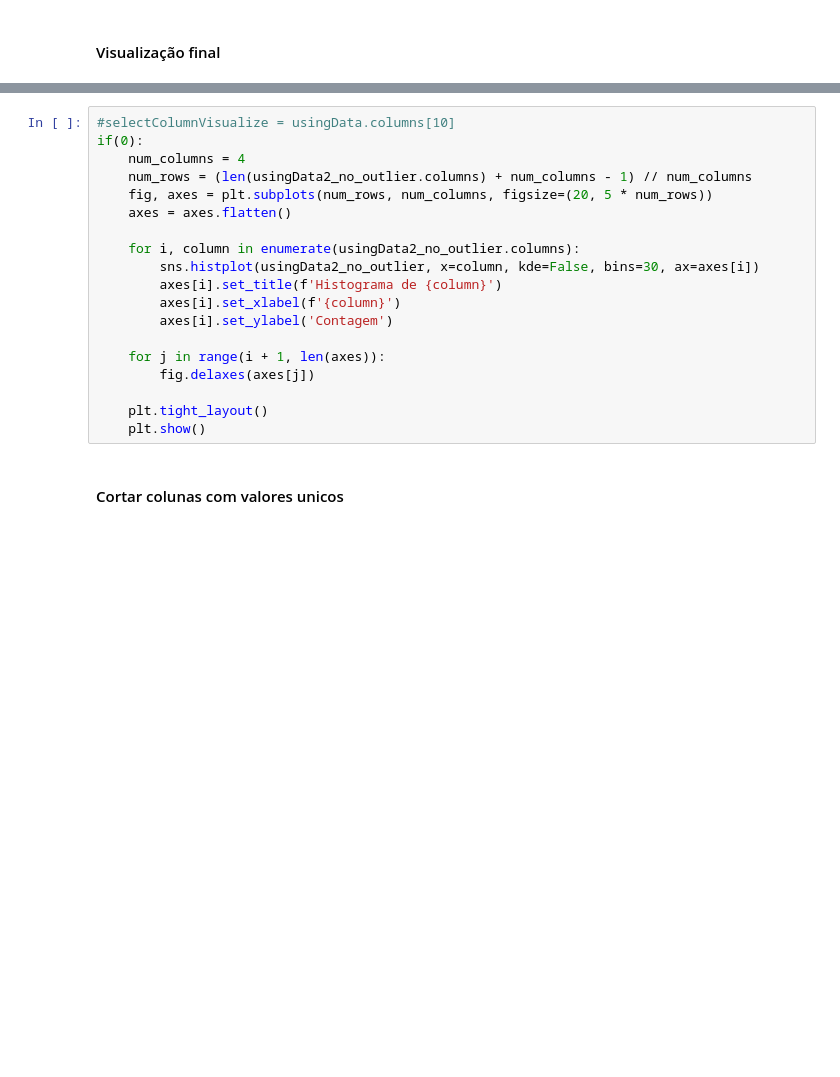
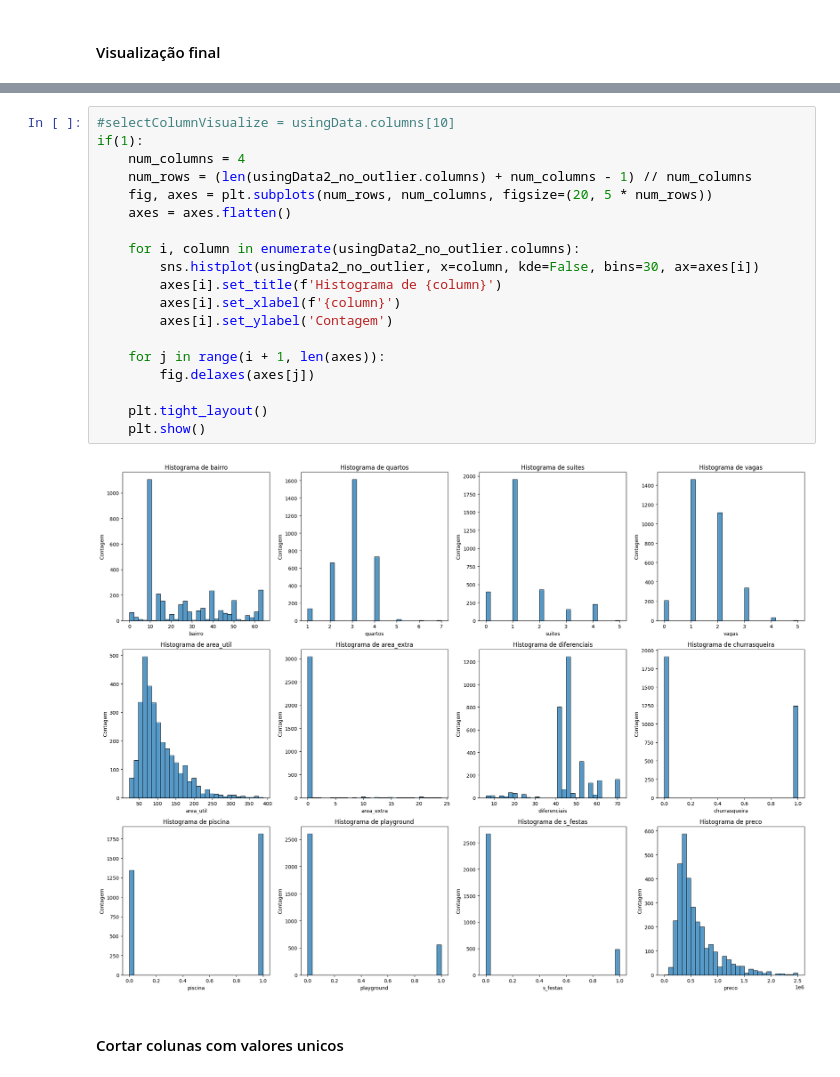
Before and after one commit to AbraaoCG/EEL891_ML_projects, a Jupyter notebook: trabalho_2/trab.ipynb, the cells around one changed output, grey strips where cells are left out. Saved outputs shown, nothing was run; the diff lists cells and outputs as text; blank space fills up the shorter version.

```diff
--- a/trabalho_2/trab.ipynb
+++ b/trabalho_2/trab.ipynb
@@ -272,23 +291,25 @@ max      2.148000e+06
 Name: preco, dtype: float64
 # %%
 #selectColumnVisualize = usingData.columns[10]
-if(0):
+if(1):
     num_columns = 4
     num_rows = (len(usingData2_no_outlier.columns) + num_columns - 1) // num_columns
     fig, axes = plt.subplots(num_rows, num_columns, figsize=(20, 5 * num_rows))
     axes = axes.flatten()
 
     for i, column in enumerate(usingData2_no_outlier.columns):
         sns.histplot(usingData2_no_outlier, x=column, kde=False, bins=30, ax=axes[i])
         axes[i].set_title(f'Histograma de {column}')
         axes[i].set_xlabel(f'{column}')
         axes[i].set_ylabel('Contagem')
 
     for j in range(i + 1, len(axes)):
         fig.delaxes(axes[j])
 
     plt.tight_layout()
     plt.show()
+# %% [output]
+[figure, added]
 # %% [markdown]
 #### Cortar colunas com valores unicos
 # %%
```
Also changed, not shown: parts of 23 cells of this notebook, 18 other files.
